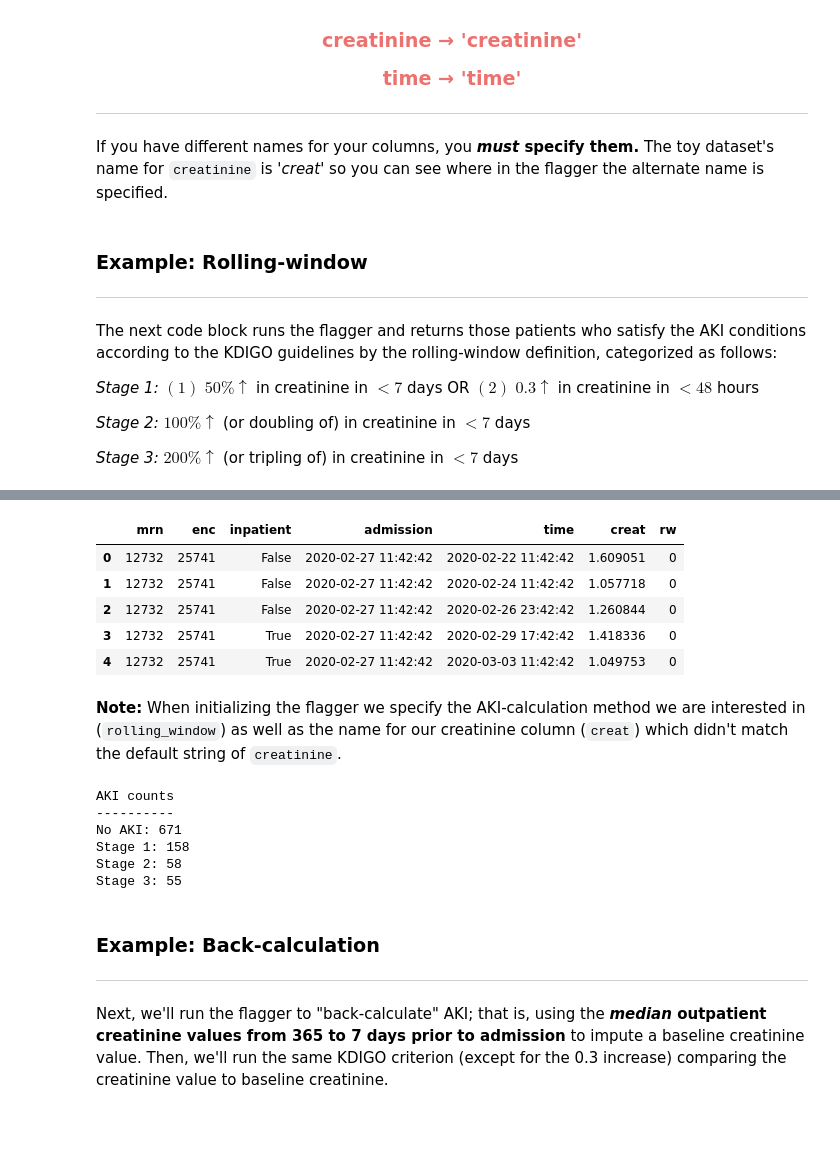
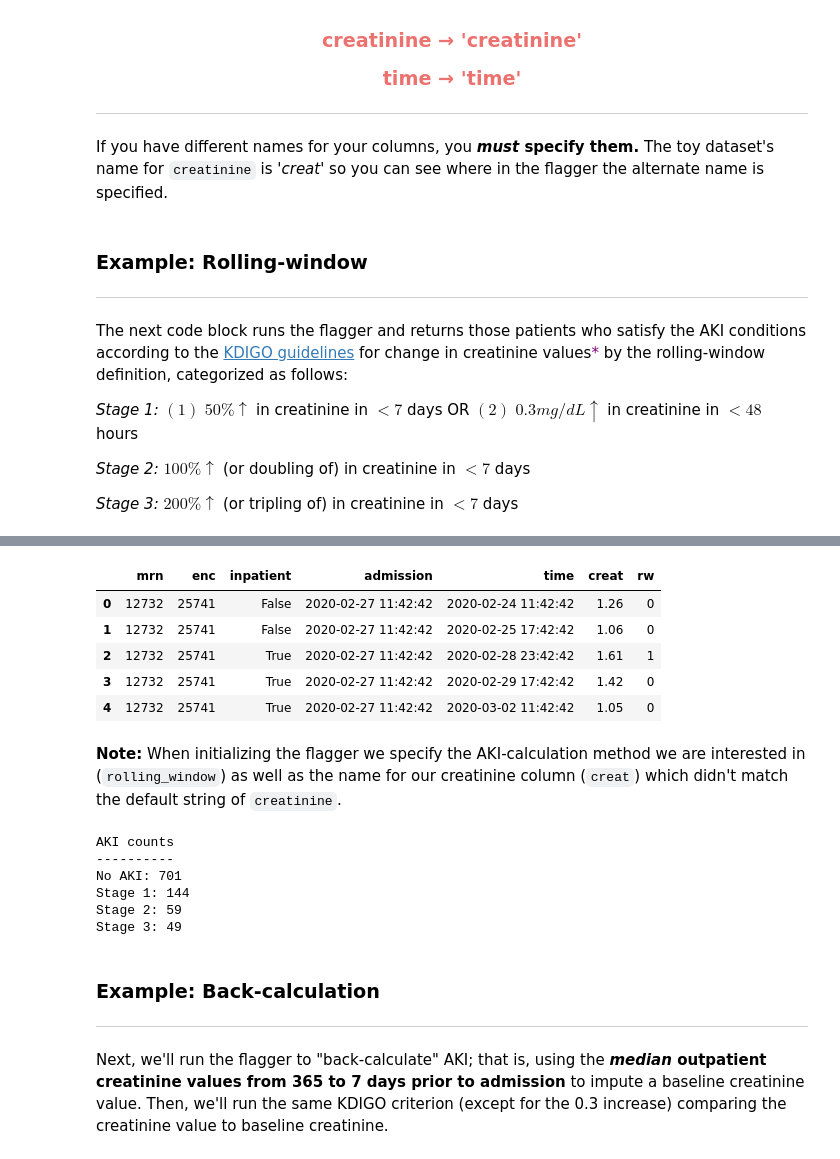
Before and after one commit to isaranwrap/StandardizingAKI, a Jupyter notebook: GettingStarted.ipynb, the cells around one changed output, grey strips where cells are left out. Saved outputs shown, nothing was run; the diff lists cells and outputs as text; code cells hidden in the pictures; blank space fills up the shorter version.

Commit message:
Added in-line link to KDIGO guidelines & age, sex, race to back-calculate out (fixed bug)

```diff
--- a/GettingStarted.ipynb
+++ b/GettingStarted.ipynb
@@ -89,17 +88,19 @@ If you have different names for your columns, you **_must_ specify them.** The t
 
 ------------
 
-The next code block runs the flagger and returns those patients who satisfy the AKI conditions according to the KDIGO guidelines by the rolling-window definition, categorized as follows:
+The next code block runs the flagger and returns those patients who satisfy the AKI conditions according to the [KDIGO guidelines](https://kdigo.org/guidelines/) for change in creatinine values<font color = 'purple'>*</font> by the rolling-window definition, categorized as follows:
 
 
-*Stage 1:* $(1)$ $50\% \uparrow$ in creatinine in $ < 7 $ days OR $(2)$ $0.3 \uparrow $  in creatinine in $ < 48$ hours
+*Stage 1:* $(1)$ $50\% \uparrow$ in creatinine in $ < 7 $ days OR $(2)$ $0.3 mg/dL \uparrow $  in creatinine in $ < 48$ hours
 
 *Stage 2:* $100\% \uparrow$ (or doubling of) in creatinine in $ < 7 $ days
 
 *Stage 3:* $200\% \uparrow$ (or tripling of) in creatinine in $ < 7 $ days
+
+[comment]: <> (<font color = 'purple'> *Except for the automatic stage 3 from creatinine > 4.0 mg/dL</font>)
 # %%
 flagger = AKIFlagger(rolling_window = True, creatinine = 'creat')
-rw = flagger.returnAKIpatients(toy)
-rw = rw[['mrn', 'enc', 'inpatient', 'admission', 'time', 'creat', 'rw']] # This just orders the columns to match the initial order
-rw.head()
+out = flagger.returnAKIpatients(toy)
+out = out[['mrn', 'enc', 'inpatient', 'admission', 'time', 'creat', 'rw']] # This just orders the columns to match the initial order
+out.head()
 # %% [output]
@@ -108,23 +107,23 @@ Wall time: 759 ms
 |  | mrn | enc | inpatient | admission | time | creat | rw |
-| 0 | 12732 | 25741 | False | 2020-02-27 11:42:42 | 2020-02-22 11:42:42 | 1.609051 | 0 |
-| 1 | 12732 | 25741 | False | 2020-02-27 11:42:42 | 2020-02-24 11:42:42 | 1.057718 | 0 |
-| 2 | 12732 | 25741 | False | 2020-02-27 11:42:42 | 2020-02-26 23:42:42 | 1.260844 | 0 |
-| 3 | 12732 | 25741 | True | 2020-02-27 11:42:42 | 2020-02-29 17:42:42 | 1.418336 | 0 |
-| 4 | 12732 | 25741 | True | 2020-02-27 11:42:42 | 2020-03-03 11:42:42 | 1.049753 | 0 |
+| 0 | 12732 | 25741 | False | 2020-02-27 11:42:42 | 2020-02-24 11:42:42 | 1.26 | 0 |
+| 1 | 12732 | 25741 | False | 2020-02-27 11:42:42 | 2020-02-25 17:42:42 | 1.06 | 0 |
+| 2 | 12732 | 25741 | True | 2020-02-27 11:42:42 | 2020-02-28 23:42:42 | 1.61 | 1 |
+| 3 | 12732 | 25741 | True | 2020-02-27 11:42:42 | 2020-02-29 17:42:42 | 1.42 | 0 |
+| 4 | 12732 | 25741 | True | 2020-02-27 11:42:42 | 2020-03-02 11:42:42 | 1.05 | 0 |
 # %% [markdown]
 **Note:** When initializing the flagger we specify the AKI-calculation method we are interested in (`rolling_window`) as well as the name for our creatinine column (`creat`) which didn't match the default string of `creatinine`.
 # %%
-aki_counts = rw.rw.value_counts()
+aki_counts = out.rw.value_counts()
 print('AKI counts')
 print('----------')
 print('No AKI: {}\nStage 1: {}\nStage 2: {}\nStage 3: {}'.format(aki_counts[0], aki_counts[1], aki_counts[2], aki_counts[3]))
 # %% [output]
 AKI counts
 ----------
-No AKI: 671
-Stage 1: 158
-Stage 2: 58
-Stage 3: 55
+No AKI: 701
+Stage 1: 144
+Stage 2: 59
+Stage 3: 49
 # %% [markdown]
 ### Example: Back-calculation
 
```
Also changed, not shown: parts of 13 cells of this notebook.
